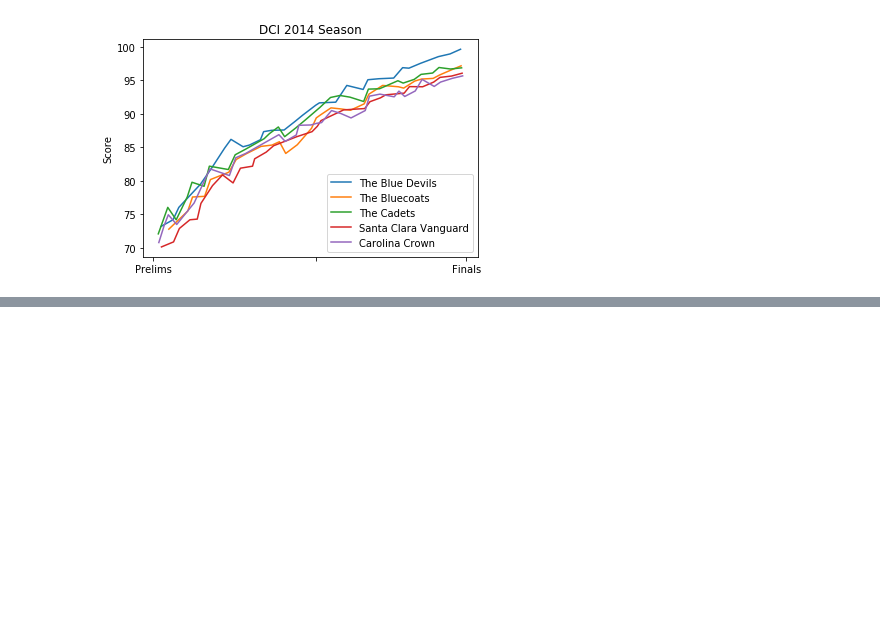
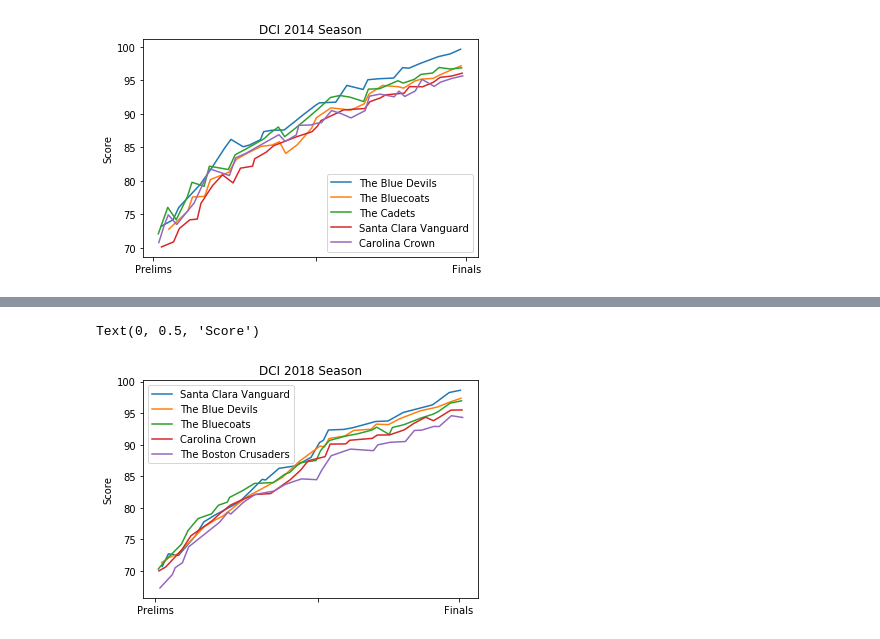
Before and after one commit to tkadamson/HTML-Drum-Coprs-Scores, a Jupyter notebook: dci_analysis.ipynb, the cells around one changed output, grey strips where cells are left out. Saved outputs shown, nothing was run; the diff lists cells and outputs as text; code cells hidden in the pictures; blank space fills up the shorter version.

```diff
--- a/dci_analysis.ipynb
+++ b/dci_analysis.ipynb
@@ -128,0 +213,28 @@ Text(0, 0.5, 'Score')
+# %%
+###Copy all above for 2018
+first_place = top_5('2018')[0]
+second_place = top_5('2018')[1]
+third_place = top_5('2018')[2]
+fourth_place = top_5('2018')[3]
+fifth_place = top_5('2018')[4]
+# %%
+scores_2018 = scores_df.loc[scores_df['year'] == '2018', :]
+
+first_df = scores_2018.loc[scores_2018['Corps'] == first_place, :]
+second_df = scores_2018.loc[scores_2018['Corps'] == second_place, :]
+third_df = scores_2018.loc[scores_2018['Corps'] == third_place, :]
+fourth_df = scores_2018.loc[scores_2018['Corps'] == fourth_place, :]
+fifth_df = scores_2018.loc[scores_2018['Corps'] == fifth_place, :]
+# %%
+plt.plot(first_df['Score'], label='Santa Clara Vanguard')
+plt.plot(second_df['Score'], label='The Blue Devils')
+plt.plot(third_df['Score'], label='The Bluecoats')
+plt.plot(fourth_df['Score'], label='Carolina Crown')
+plt.plot(fifth_df['Score'], label='The Boston Crusaders')
+plt.xticks([2860, 3150, 3400], ["Prelims", " ", "Finals"])
+plt.legend()
+plt.title('DCI 2018 Season')
+plt.ylabel('Score')
+# %% [output]
+Text(0, 0.5, 'Score')
+[figure, added]
```
Also changed, not shown: parts of 13 cells of this notebook, 5 other files.
